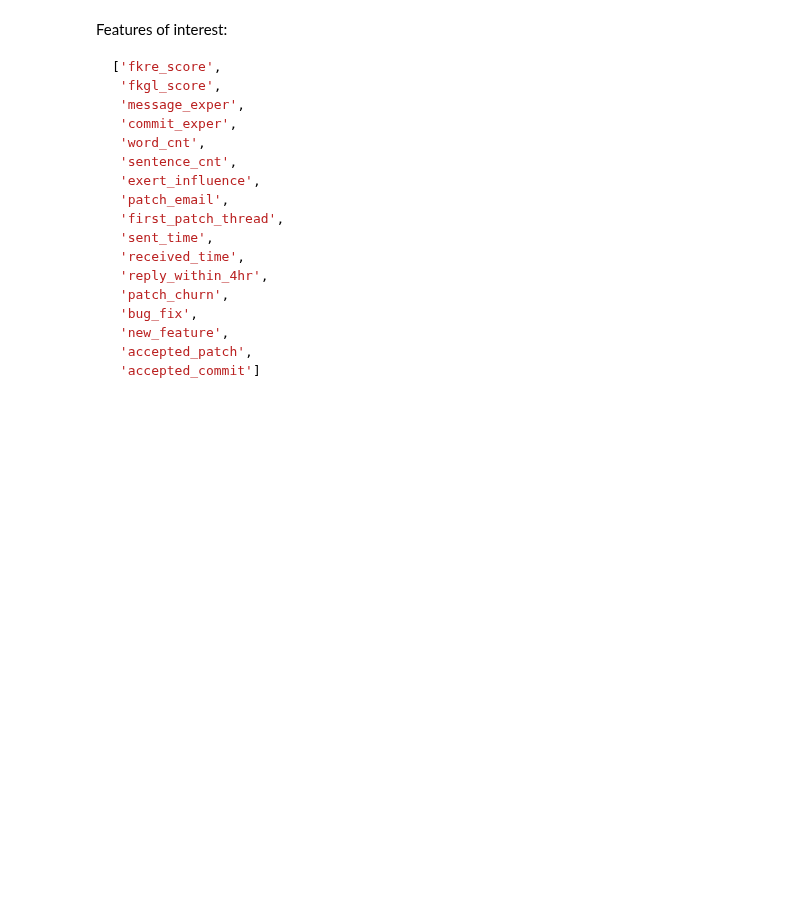
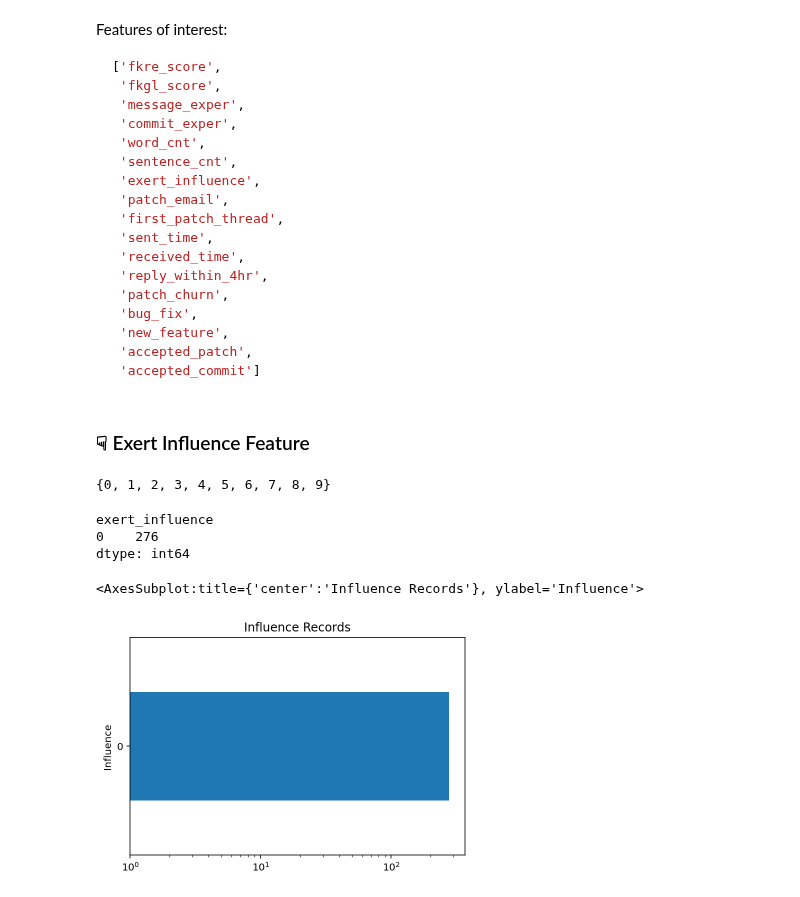
Before and after one commit to SRI-CSL/signal-public, a Jupyter notebook: colabs/signal_interest_data.ipynb, the cells around one changed output. Cells and saved outputs as stored; diff of their text form; code cells hidden in the pictures; blank space fills up the shorter version.

````diff
--- a/colabs/signal_interest_data.ipynb
+++ b/colabs/signal_interest_data.ipynb
@@ -226,3 +275,43 @@ Features of interest:
  'accepted_patch',
  'accepted_commit']
  ```
+# %% [markdown]
+### &#9759; Exert Influence Feature
+# %%
+# Based on the persuasion strategies in
+# Wang, X., Shi, W., Kim, R., Oh, Y., Yang, S., Zhang, J., & Yu, Z. (2019).
+# Persuasion for good: Towards a personalized persuasive dialogue system for social good.
+# arXiv preprint [arXiv:1906.06725](https://arxiv.org/abs/1906.06725)
+persuasion_label = dict({
+    0: 'task-related-inquiry',
+    1: 'credibility-appeal',
+    2: 'logical-appeal',
+    3: 'personal-related-inquiry',
+    4: 'source-related-inquiry',
+    5: 'donation-information',
+    6: 'foot-in-the-door',
+    7: 'emotion-appeal',
+    8: 'self-modeling',
+    9: 'personal-story',
+    10: 'Unknown'})
+# %%
+# all persuasion strategies - the unknown one
+persuasion_set = persuasion_label.keys() - {10}
+persuasion_set
+# %% [output]
+{0, 1, 2, 3, 4, 5, 6, 7, 8, 9}
+# %%
+# exert influence through persuasion
+df_email['exert_influence'] = df_email['persuasion'].apply(lambda x: 1 if (x in persuasion_set) else 0)
+# %%
+tmp_influence = df_email.groupby(df_email['exert_influence']).size().sort_values()
+tmp_influence
+# %% [output]
+exert_influence
+0    276
+dtype: int64
+# %%
+tmp_influence.plot.barh(title="Influence Records", xlabel="Influence", ylabel="Number of records", log=True)
+# %% [output]
+<AxesSubplot:title={'center':'Influence Records'}, ylabel='Influence'>
+[figure, added]
````
Also changed, not shown: parts of 30 cells of this notebook.
